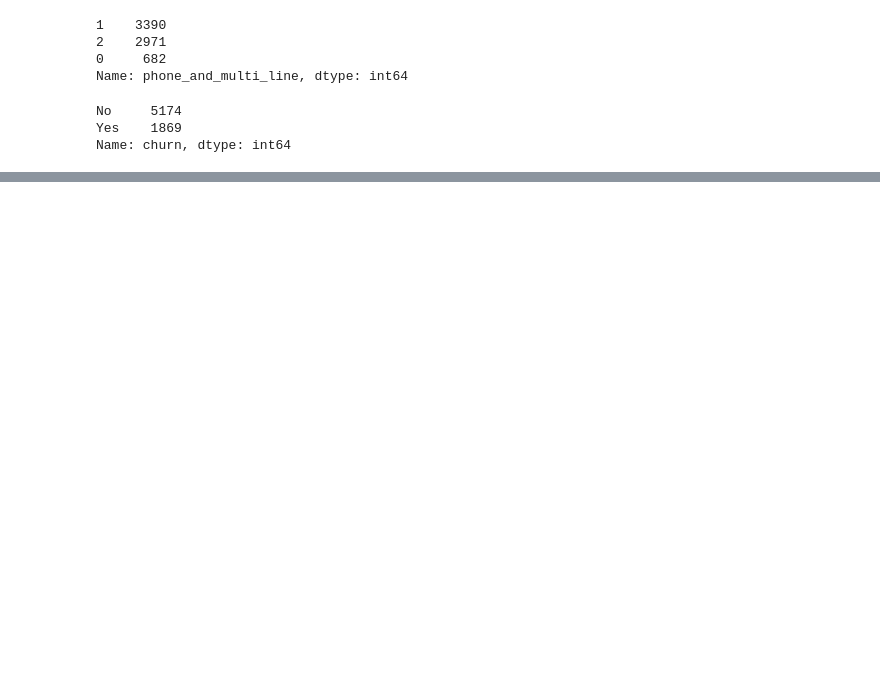
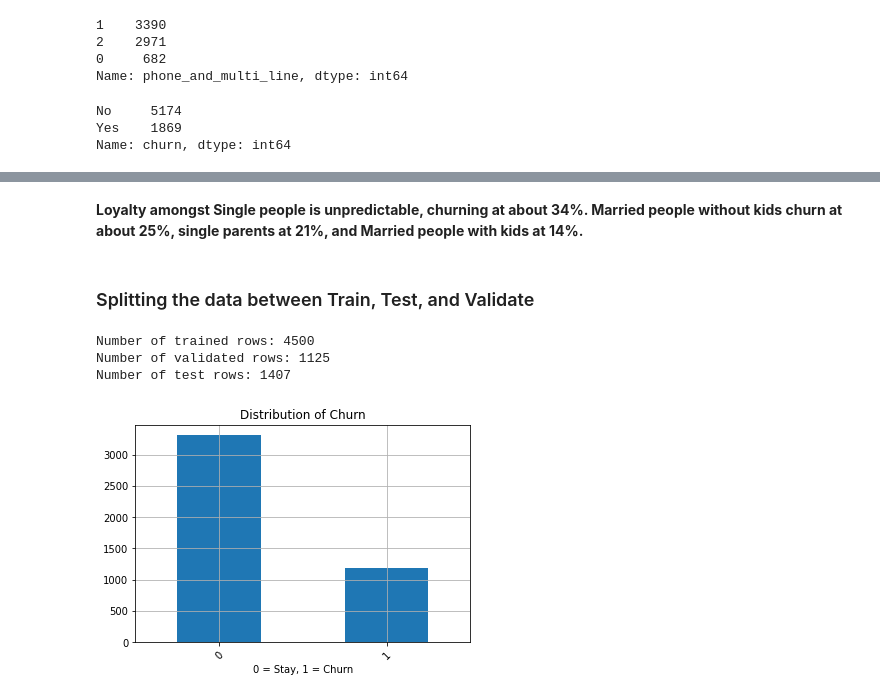
Before and after one commit to nickjoseph210/Classification_Work, a Jupyter notebook: telco_scratch_pad/telco_exploration.ipynb, the cells around one changed output, grey strips where cells are left out. Cells and saved outputs as stored; diff of their text form; code cells hidden in the pictures; blank space fills up the shorter version.

Commit message:
Adding exploratory data

```diff
--- a/telco_scratch_pad/telco_exploration.ipynb
+++ b/telco_scratch_pad/telco_exploration.ipynb
@@ -40,6 +35,0 @@ df.head(10)
-# %%
-df = telco_acquire.fill_na(df)
-df = telco_acquire.phone_lines(df)
-df = telco_acquire.partner_dependents(df)
-df = telco_acquire.drop_columns(df)
-df
@@ -96,0 +70,3 @@ df.shape
+# %%
+df = telco_prepare.phone_lines(df)
+df.head(3)
@@ -96,0 +79,3 @@ df.shape
+# %%
+df = telco_prepare.partner_dependents(df)
+df.head(3)
@@ -225,0 +384,28 @@ Name: churn, dtype: int64
+# %% [markdown]
+**Loyalty amongst Single people is unpredictable, churning at about 34%.  Married people without kids churn at about 25%, single parents at 21%, and Married people with kids at 14%.**
+# %% [markdown]
+### Splitting the data between Train, Test, and Validate
+# %%
+X_train, y_train, X_validate, y_validate, X_test, y_test = telco_prepare.split_telco(df)
+# %%
+# Checking to see if make sure all rows are split between train, validate, and test.
+
+# the '[0]' at the end of the function print tells it to only print the row #.
+
+print(f"Number of trained rows: {X_train.shape[0]}")
+print(f"Number of validated rows: {X_validate.shape[0]}")
+print(f"Number of test rows: {X_test.shape[0]}")
+# %% [output]
+Number of trained rows: 4500
+Number of validated rows: 1125
+Number of test rows: 1407
+# %%
+# Quick visualization of churn percentages, 0=stay, 1=churn
+
+X_train.churn.value_counts().sort_index().plot(kind="bar")
+plt.title("Distribution of Churn")
+plt.xlabel("0 = Stay, 1 = Churn")
+plt.xticks(rotation=45)
+plt.grid(b = True, which = "major")
+# %% [output]
+[figure, added]
```
Also changed, not shown: parts of 49 cells of this notebook.
